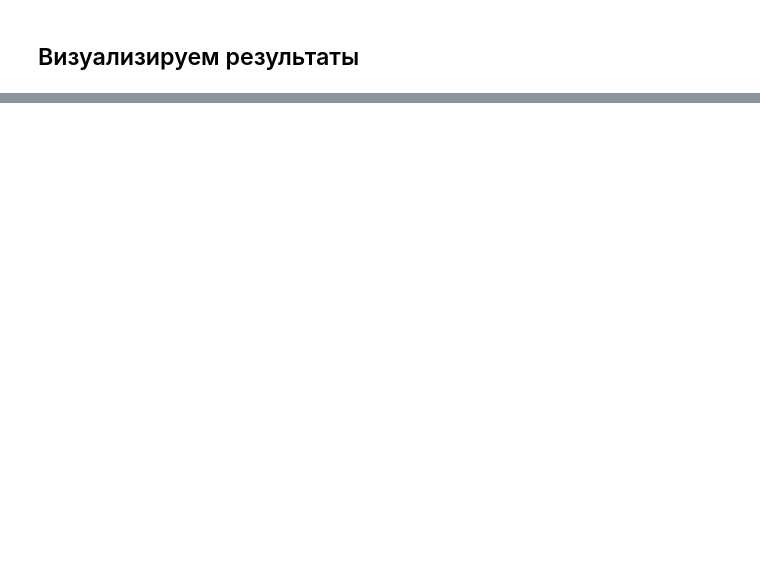
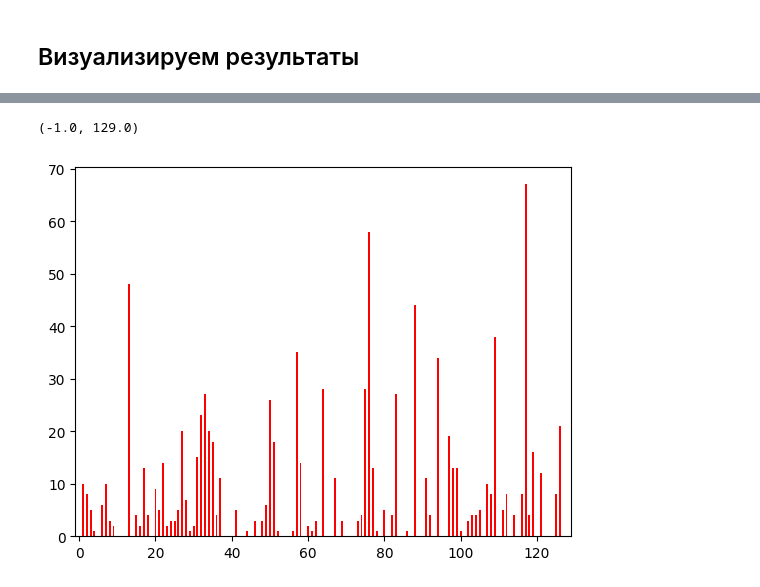
Before and after one commit to kenoma/pytorch-fuzzy, a Jupyter notebook: experiments_anomaly_detection_cvae_mnist_ad.ipynb, the cells around one changed output, grey strips where cells are left out. Cells and saved outputs as stored; diff of their text form; code cells hidden in the pictures; blank space fills up the shorter version.

```diff
--- a/experiments_anomaly_detection_cvae_mnist_ad.ipynb
+++ b/experiments_anomaly_detection_cvae_mnist_ad.ipynb
@@ -132,8 +141,7 @@ class Encoder(nn.Module):
     def __init__(self, latent_dim, kernels):
         super(Encoder, self).__init__()
 
-
-        self.latent = nn.Sequential(
+        self.encoder = nn.Sequential(
             nn.Conv2d(1, kernels, kernel_size = 5),
             nn.Conv2d(kernels, kernels, kernel_size = 5),
             nn.BatchNorm2d(kernels),
@@ -152,17 +160,11 @@ class Encoder(nn.Module):
             nn.Conv2d(4*kernels, 8*kernels, kernel_size = 4),
             nn.BatchNorm2d(8*kernels),
             nn.SiLU(),
+        )
 
+        self.latent = nn.Sequential(
             nn.Flatten(),
-            nn.Linear(8*kernels, 4*kernels),
-            nn.BatchNorm1d(4*kernels),
-            nn.SiLU(),
-
-            nn.Linear(4*kernels, 2*kernels),
-            nn.BatchNorm1d(2*kernels),
-            nn.SiLU(),
-
-            nn.Linear(2*kernels, latent_dim),
+            nn.Linear(8*kernels, latent_dim),
             nn.BatchNorm1d(latent_dim),
             nn.Tanh()
         )
@@ -171,6 +173,11 @@ class Encoder(nn.Module):
 
         self.fuzzy_a = nn.Sequential(
             FuzzyLayer.from_centers_and_scales(initial_centroids, initial_scales)
+        )
+
+        self.defuzzy = nn.Sequential(
+            DefuzzyLinearLayer.from_dimensions(fuzzy_rules_count, 28*28, with_norm=False),
+            nn.Sigmoid()
         )
 
     def forward(self, x):
@@ -184,17 +191,19 @@ class Encoder(nn.Module):
         Returns:
             mu, logvar, z, dist
         """
-        latent = self.latent(x)
+        enc = self.encoder(x)
+        latent = self.latent(enc)
         #pt_a, pt_b = torch.chunk(latent, 2, dim=-1)
         fz = self.fuzzy_a(latent)
+        dfz = self.defuzzy(fz).reshape(-1, 1, 28, 28)
         #fz = (fz.clamp(min=0.1) - 0.1)/0.9
         #fz_b = self.fuzzy_b(pt_b)
         #fz = torch.cat((fz_a, fz_b),1)
         #fz = 1 - fz
-        return fz, latent
+        return fz, latent, dfz
 
-inp = torch.rand(10, 1, 28, 28)
+# inp = torch.rand(10, 1, 28, 28)
 m = Encoder(latent_dim, 16)
-fz, mu = m.forward(inp)
+# fz, mu, dfz = m.forward(inp)
 
 summary(m, input_size=(batch_size, 1, 28, 28))
@@ -246,24 +312,24 @@ class VAE(nn.Module):
         super(VAE, self).__init__()
 
         self.encoder = Encoder(latent_dim, kernels)
-        self.decoder = Decoder(fuzzy_rules_count, kernels)
+        self.decoder = Decoder(latent_dim, kernels)
 
 
     def forward(self, x):
         """
 
         """
-        fz, mu = self.encoder(x)
-        x_recon = self.decoder(fz)
+        fz, mu, dfz = self.encoder(x)
+        x_recon = self.decoder(mu)
 
-        return fz, mu, x_recon
+        return fz, mu, x_recon, dfz
 
     def half_pass(self, x):
         """
 
         """
-        fz, mu = self.encoder(x)
-        return fz, mu
+        fz, mu, dfz = self.encoder(x)
+        return fz, mu, dfz
 
     def decoder_pass(self, x):
         r = self.decoder(x)
@@ -478,22 +641,25 @@ plt.bar(list(test_stat.keys()), test_stat.values(), 0.5, color='r')
 # %%
 
 def get_activation_stats_by_digit(digit, model, dataloader):
     rulestat = {}
     with torch.no_grad():
         for _, (data, target) in enumerate(tqdm(dataloader)):
 
             data = data.to(device)
-            fz, mu, rec_x = model.forward(data)
+            fz, mu, rec_x, dfz = model.forward(data)
             act_fz = fz.max(-1).indices.cpu().numpy()
             for ind, trg in zip(act_fz, target):
                 if trg == digit:
                     rulestat[ind] = rulestat.get(ind, 0) + 1
     return rulestat
 
 
 test_stat_by_digit = get_activation_stats_by_digit(8, model, test_loader)
 
 plt.bar(list(test_stat_by_digit.keys()), test_stat_by_digit.values(), 0.5, color='r')
 plt.xlim((-1, fuzzy_rules_count + 1))
+# %% [output]
+(-1.0, 129.0)
+[figure, added]
 # %%
 test_stat_by_digit
```
Also changed, not shown: parts of 34 cells of this notebook.
